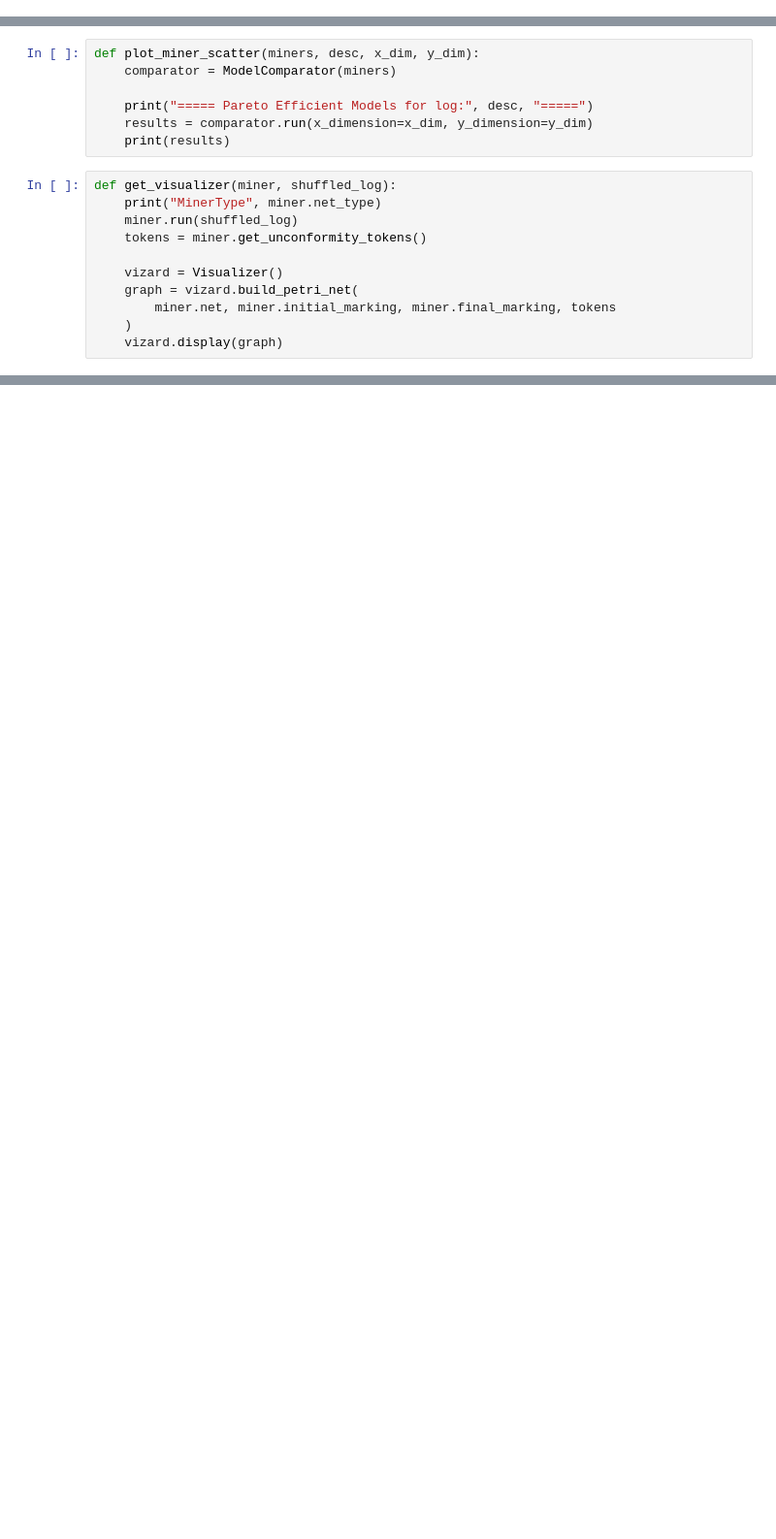
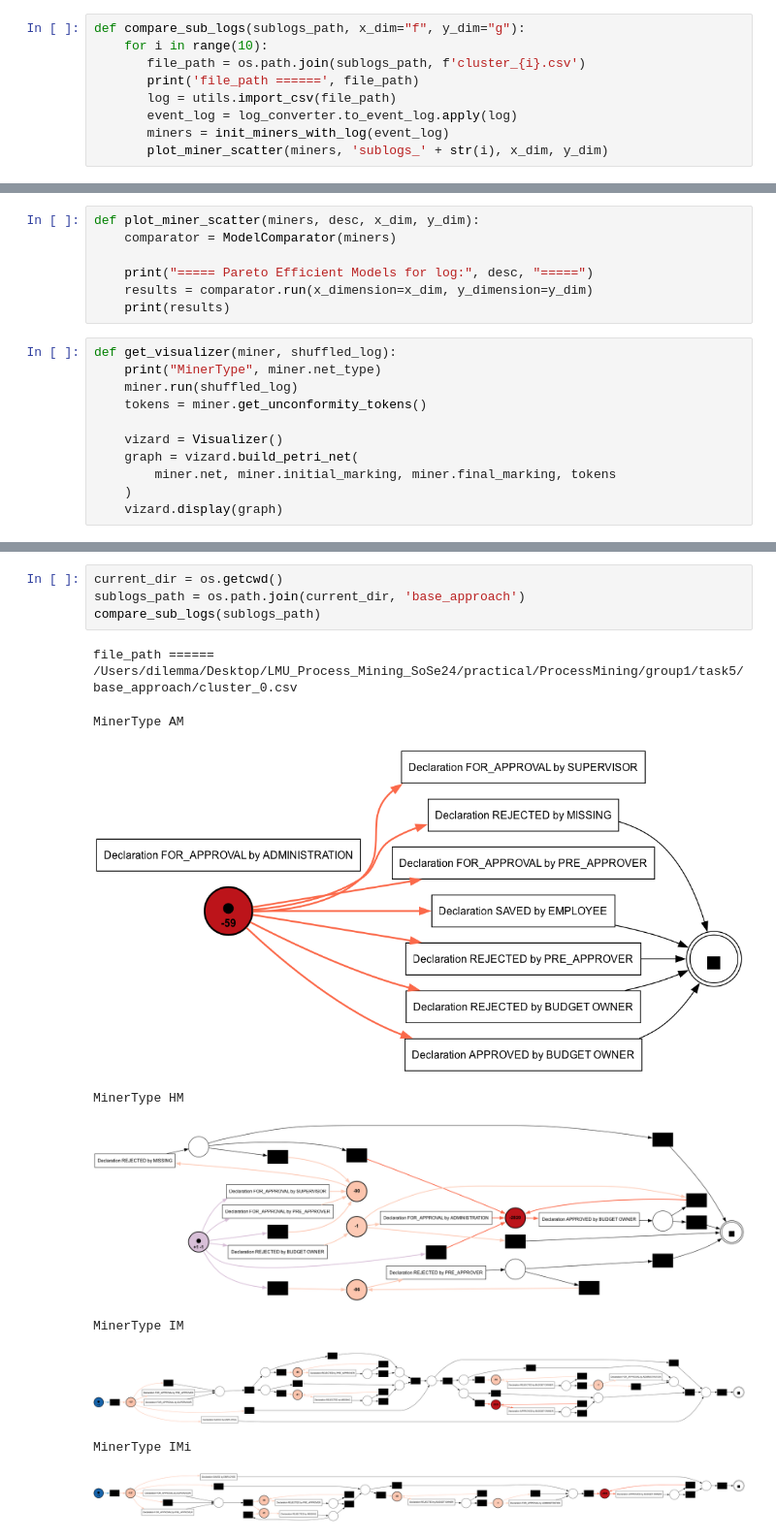
Before and after one commit to collinleiber/LMU_Master_Practical_SoSe24, a Jupyter notebook: practical/ProcessMining/group1/task5/3_conformance-checking.ipynb, the cells around one changed output, grey strips where cells are left out. Shown at 97% size. Drawn from its saved outputs; the diff is of its cells as text; blank space fills up the shorter version.

Commit message:
conformance checking for clustered sublogs

```diff
--- a/practical/ProcessMining/group1/task5/3_conformance-checking.ipynb
+++ b/practical/ProcessMining/group1/task5/3_conformance-checking.ipynb
@@ -32,3 +34,12 @@ def compare_base_real_logs(csv_file="DomesticDeclarations_cleansed.csv", x_dim="
+# %%
+def compare_sub_logs(sublogs_path, x_dim="f", y_dim="g"):
+    for i in range(10):
+       file_path = os.path.join(sublogs_path, f'cluster_{i}.csv')
+       print('file_path ======', file_path)
+       log = utils.import_csv(file_path)
+       event_log = log_converter.to_event_log.apply(log)
+       miners = init_miners_with_log(event_log)
+       plot_miner_scatter(miners, 'sublogs_' + str(i), x_dim, y_dim)
 # %%
 def init_miners_with_log(event_log) -> List[TokenReplay]:
     # Alpha
@@ -86,0 +86,14 @@ MinerType IMi
+# %%
+current_dir = os.getcwd()
+sublogs_path = os.path.join(current_dir, 'base_approach')
+compare_sub_logs(sublogs_path)
+# %% [output]
+file_path ====== /Users/dilemma/Desktop/LMU_Process_Mining_SoSe24/practical/ProcessMining/group1/task5/base_approach/cluster_0.csv
+MinerType AM
+[figure, added]
+MinerType HM
+[figure, added]
+MinerType IM
+[figure, added]
+MinerType IMi
+[figure, added]
```
Also changed, not shown: parts of 4 cells of this notebook.
